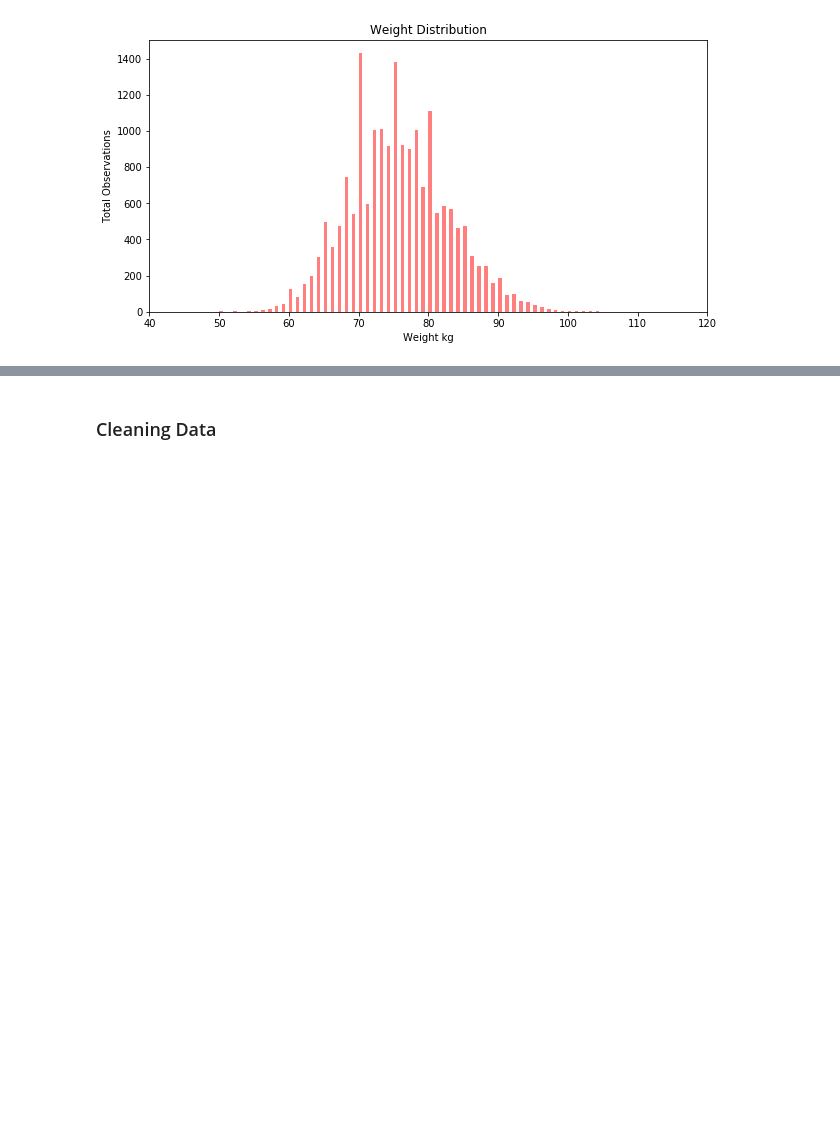
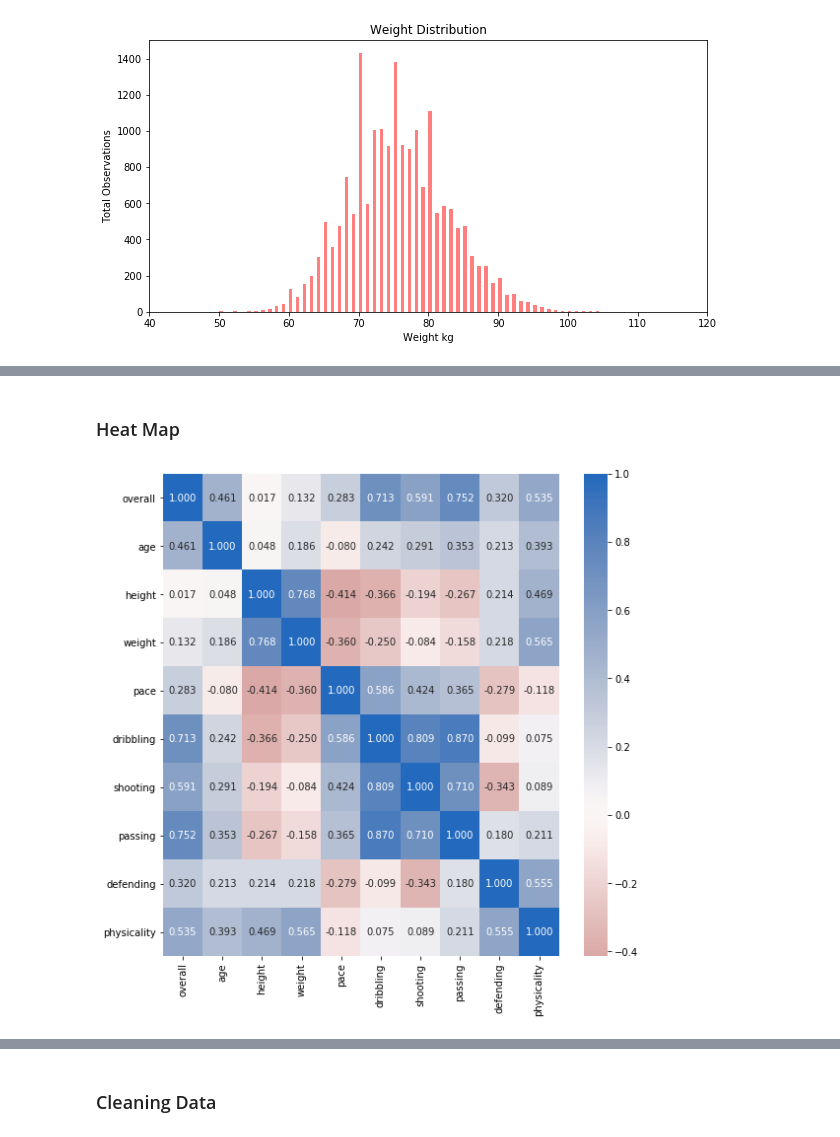
Before and after one commit to eduardopd/fifa-20-dataset, a Jupyter notebook: fifa-fut-2020-analysis.ipynb, the cells around one changed output, grey strips where cells are left out. Saved outputs shown, nothing was run; the diff lists cells and outputs as text; code cells hidden in the pictures; blank space fills up the shorter version.

```diff
--- a/fifa-fut-2020-analysis.ipynb
+++ b/fifa-fut-2020-analysis.ipynb
@@ -338,0 +393,15 @@ plt.show(graph_weight());
+# %%
+numeric_vars = ['overall', 'age', 'height', 'weight', 'pace', 'dribbling', 'shooting', 'passing', 'defending', 'physicality']
+
+categoric_vars = ['position','quality']
+# %% [markdown]
+### Heat Map
+# %%
+plt.figure(figsize=[9,9])
+
+def heat_graph():
+    sb.heatmap(df_eda[numeric_vars].corr(), annot = True, fmt = '.3f', cmap = 'vlag_r', center=0)
+
+heat_graph()
+# %% [output]
+[figure, added]
```
Also changed, not shown: parts of 13 cells of this notebook.
